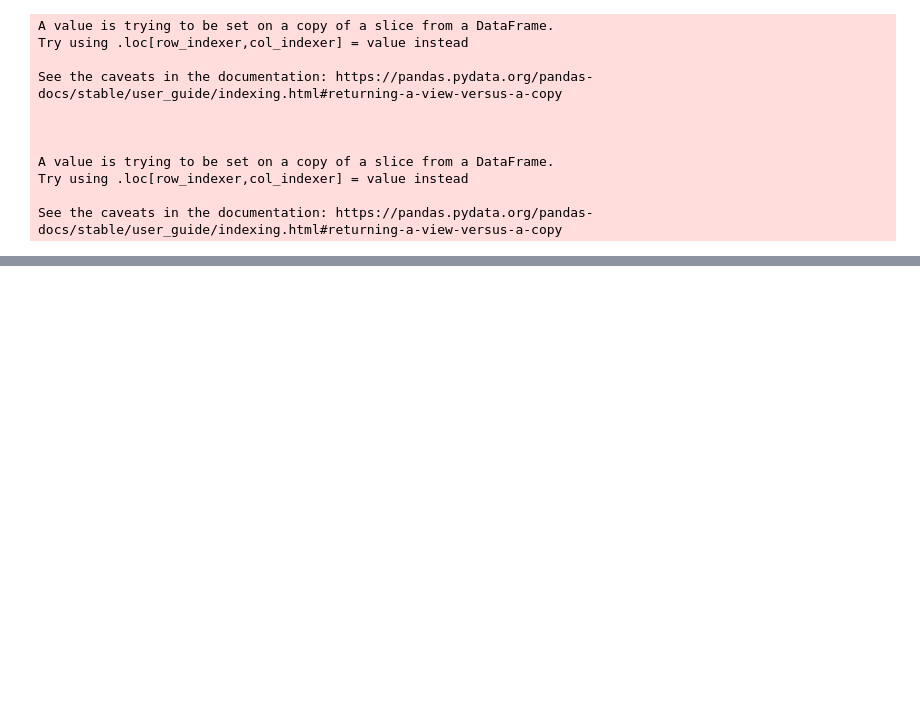
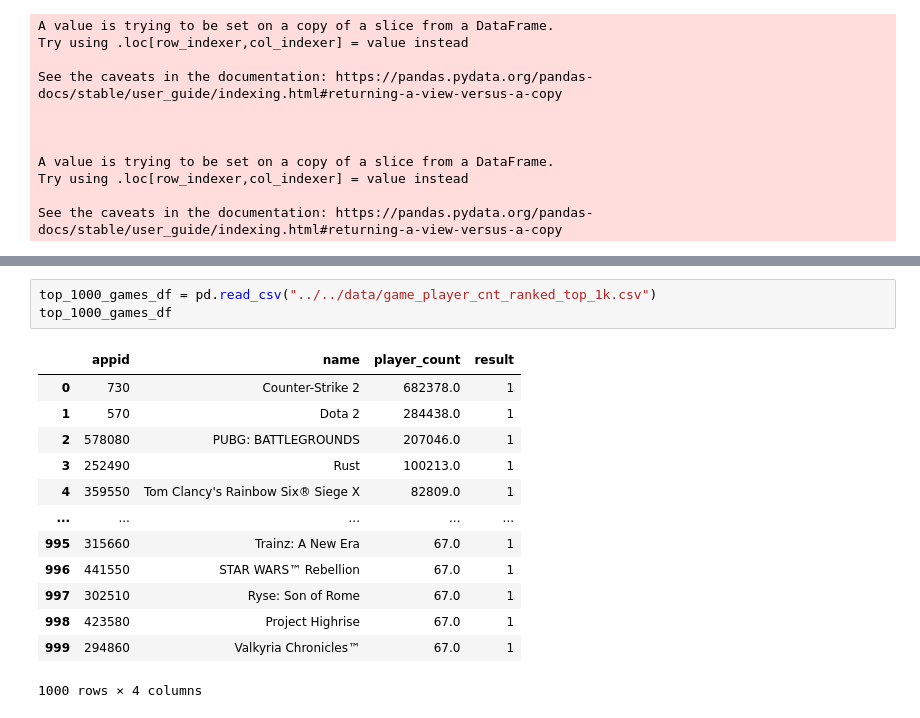
Before and after one commit to brownjrr/llm_steam_bot, a Jupyter notebook: src/recommender/explore_offline_eval_results.ipynb, the cells around one changed output, grey strips where cells are left out. Cells and saved outputs as stored; diff of their text form; blank space fills up the shorter version.

Commit message:
updating offline eval results file

```diff
--- a/src/recommender/explore_offline_eval_results.ipynb
+++ b/src/recommender/explore_offline_eval_results.ipynb
@@ -243,0 +331,17 @@ See the caveats in the documentation: https://pandas.pydata.org/pandas-docs/stab
+# %%
+top_1000_games_df = pd.read_csv("../../data/game_player_cnt_ranked_top_1k.csv")
+top_1000_games_df
+# %% [output]
+|  | appid | name | player_count | result |
+| 0 | 730 | Counter-Strike 2 | 682378.0 | 1 |
+| 1 | 570 | Dota 2 | 284438.0 | 1 |
+| 2 | 578080 | PUBG: BATTLEGROUNDS | 207046.0 | 1 |
+| 3 | 252490 | Rust | 100213.0 | 1 |
+| 4 | 359550 | Tom Clancy's Rainbow Six® Siege X | 82809.0 | 1 |
+| ... | ... | ... | ... | ... |
+| 995 | 315660 | Trainz: A New Era | 67.0 | 1 |
+| 996 | 441550 | STAR WARS™ Rebellion | 67.0 | 1 |
+| 997 | 302510 | Ryse: Son of Rome | 67.0 | 1 |
+| 998 | 423580 | Project Highrise | 67.0 | 1 |
+| 999 | 294860 | Valkyria Chronicles™ | 67.0 | 1 |
+1000 rows × 4 columns
```
Also changed, not shown: parts of 12 cells of this notebook.
